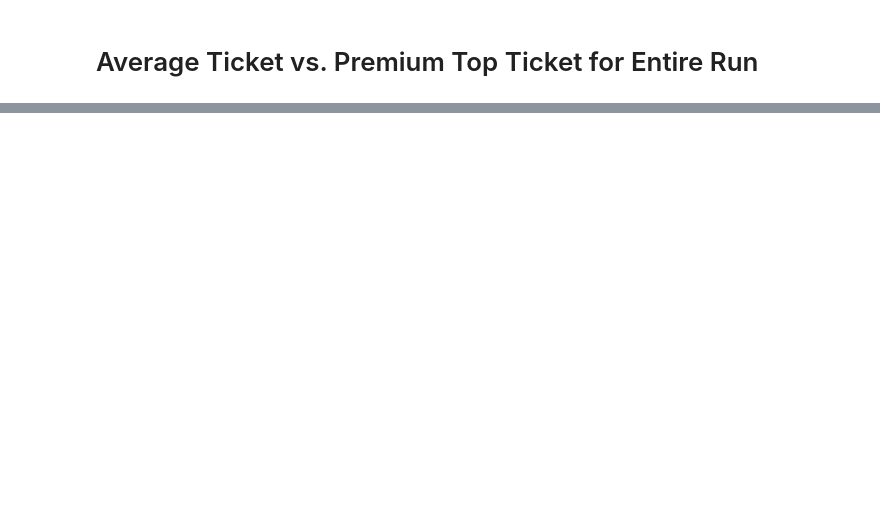
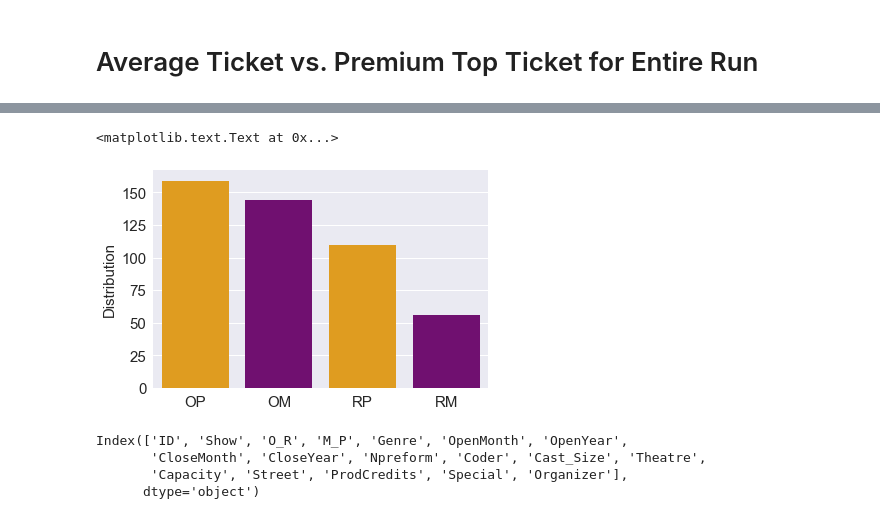
Before and after one commit to allychrystal/Broadway, a Jupyter notebook: Fun Graphs.ipynb, the cells around one changed output, grey strips where cells are left out. Cells and saved outputs as stored; diff of their text form; code cells hidden in the pictures; blank space fills up the shorter version.

```diff
--- a/Fun Graphs.ipynb
+++ b/Fun Graphs.ipynb
@@ -81,0 +123,14 @@ graph_gross(87)
+# %%
+m_p = data.Coder.value_counts().to_frame()
+sns.barplot(x= m_p.index, y= 'Coder', data = m_p, palette= ('Orange', 'Purple'))
+plt.ylabel('Distribution', size=15)
+# %% [output]
+<matplotlib.text.Text at 0x...>
+[figure, added]
+# %%
+data.columns
+# %% [output]
+Index(['ID', 'Show', 'O_R', 'M_P', 'Genre', 'OpenMonth', 'OpenYear',
+       'CloseMonth', 'CloseYear', 'Npreform', 'Coder', 'Cast_Size', 'Theatre',
+       'Capacity', 'Street', 'ProdCredits', 'Special', 'Organizer'],
+      dtype='object')
```
Also changed, not shown: parts of 16 cells of this notebook, 7 other files.
